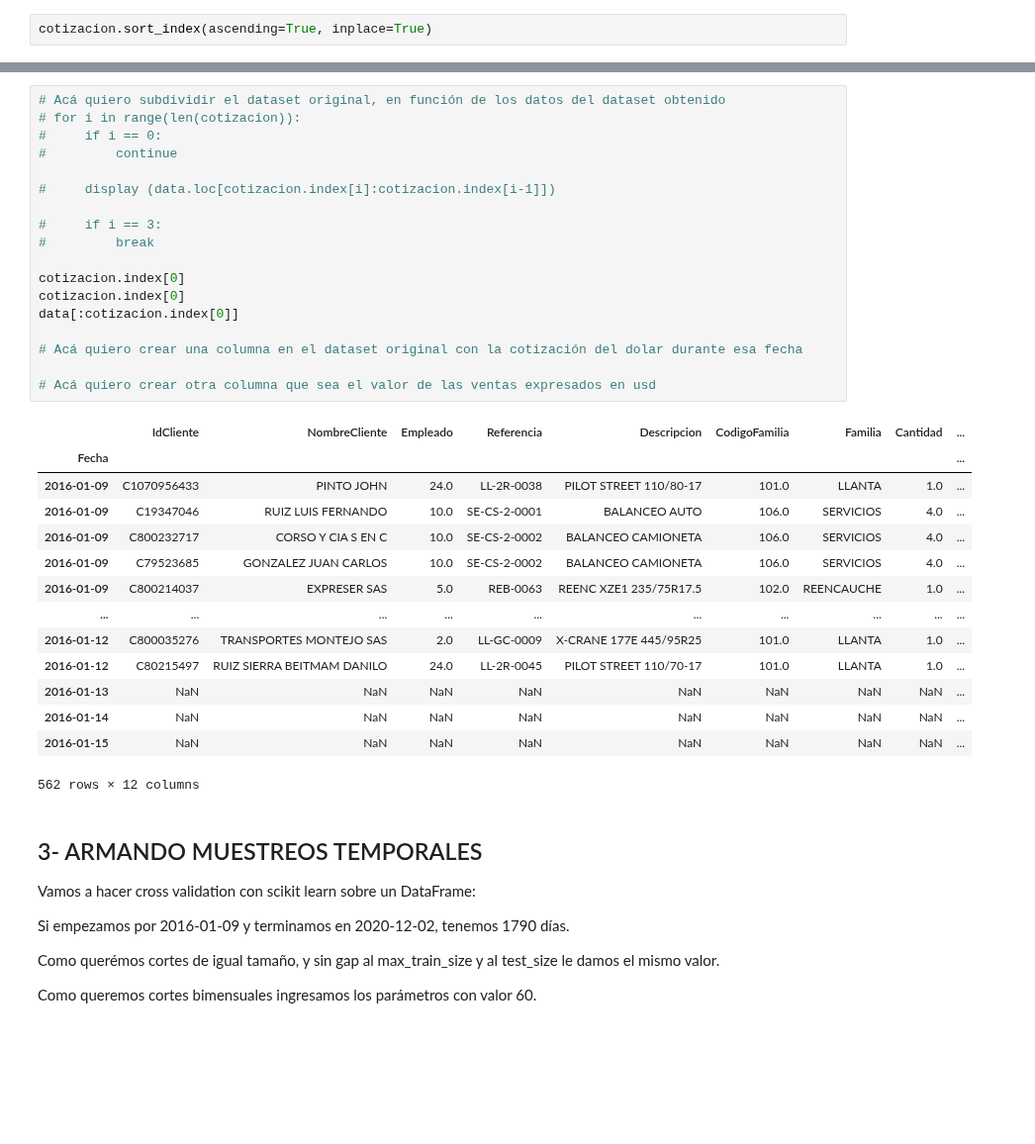
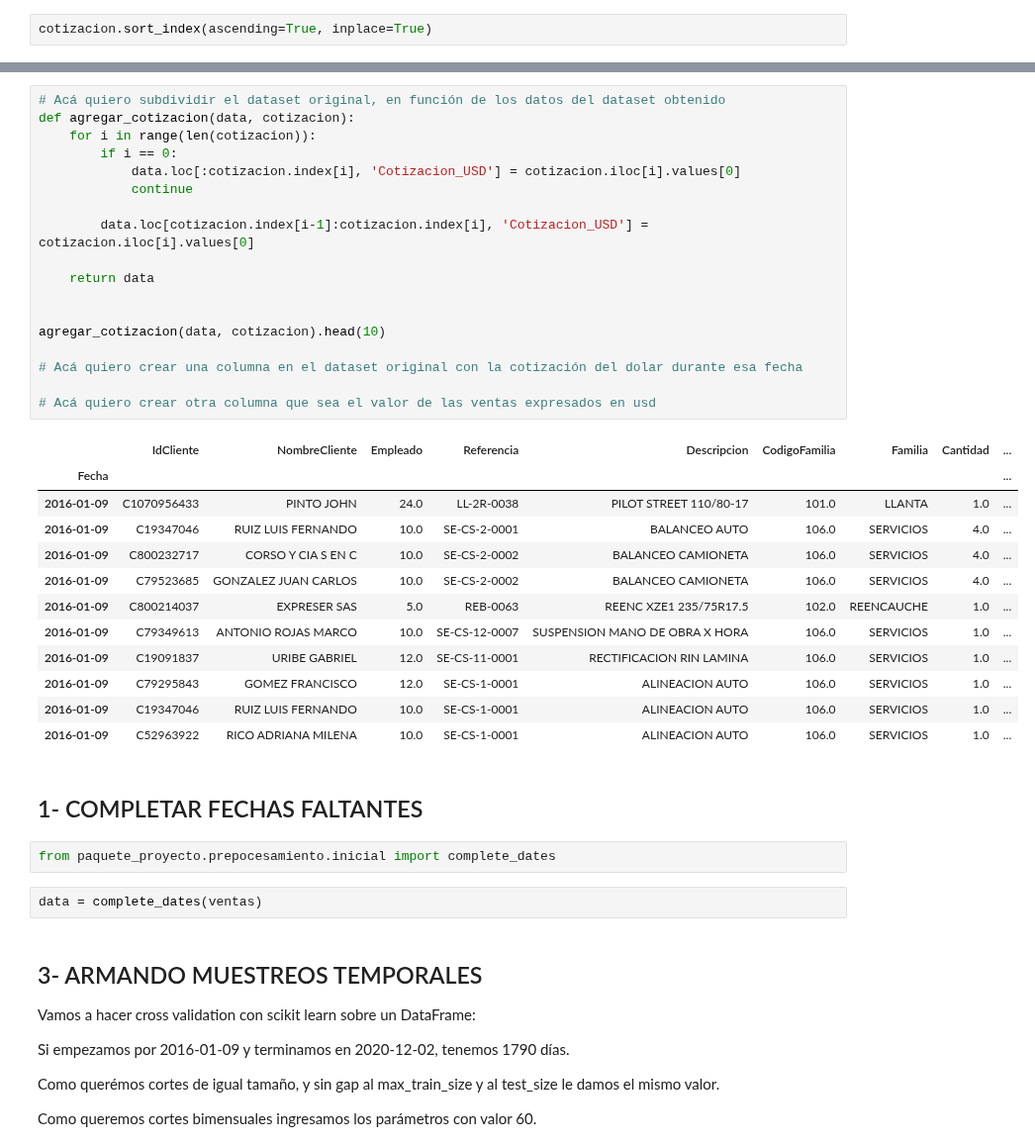
Before and after one commit to jackonedev/timeseries-project, a Jupyter notebook: data-science.ipynb, the cells around one changed output, grey strips where cells are left out. Shown at 99% size. Drawn from its saved outputs; the diff is of its cells as text; blank space fills up the shorter version.

Commit message:
Agrego cotizacion - se viene rama release

```diff
--- a/data-science.ipynb
+++ b/data-science.ipynb
@@ -144,36 +127,40 @@ cotizacion
 # %%
 # Acá quiero subdividir el dataset original, en función de los datos del dataset obtenido
-# for i in range(len(cotizacion)):
-#     if i == 0:
-#         continue
+def agregar_cotizacion(data, cotizacion):
+    for i in range(len(cotizacion)):
+        if i == 0:
+            data.loc[:cotizacion.index[i], 'Cotizacion_USD'] = cotizacion.iloc[i].values[0]
+            continue
 
-#     display (data.loc[cotizacion.index[i]:cotizacion.index[i-1]])
+        data.loc[cotizacion.index[i-1]:cotizacion.index[i], 'Cotizacion_USD'] = cotizacion.iloc[i].values[0]
 
-#     if i == 3:
-#         break
+    return data
 
-cotizacion.index[0]
-cotizacion.index[0]
-data[:cotizacion.index[0]]
+
+agregar_cotizacion(data, cotizacion).head(10)
 
 # Acá quiero crear una columna en el dataset original con la cotización del dolar durante esa fecha
 
 # Acá quiero crear otra columna que sea el valor de las ventas expresados en usd
 # %% [output]
 |  | IdCliente | NombreCliente | Empleado | Referencia | Descripcion | CodigoFamilia | Familia | Cantidad | ... |
 | Fecha |  |  |  |  |  |  |  |  | ... |
 | 2016-01-09 | C1070956433 | PINTO JOHN | 24.0 | LL-2R-0038 | PILOT STREET 110/80-17 | 101.0 | LLANTA | 1.0 | ... |
 | 2016-01-09 | C19347046 | RUIZ LUIS FERNANDO | 10.0 | SE-CS-2-0001 | BALANCEO AUTO | 106.0 | SERVICIOS | 4.0 | ... |
 | 2016-01-09 | C800232717 | CORSO Y CIA S EN C | 10.0 | SE-CS-2-0002 | BALANCEO CAMIONETA | 106.0 | SERVICIOS | 4.0 | ... |
 | 2016-01-09 | C79523685 | GONZALEZ JUAN CARLOS | 10.0 | SE-CS-2-0002 | BALANCEO CAMIONETA | 106.0 | SERVICIOS | 4.0 | ... |
 | 2016-01-09 | C800214037 | EXPRESER SAS | 5.0 | REB-0063 | REENC XZE1 235/75R17.5 | 102.0 | REENCAUCHE | 1.0 | ... |
-| ... | ... | ... | ... | ... | ... | ... | ... | ... | ... |
-| 2016-01-12 | C800035276 | TRANSPORTES MONTEJO SAS | 2.0 | LL-GC-0009 | X-CRANE 177E 445/95R25 | 101.0 | LLANTA | 1.0 | ... |
-| 2016-01-12 | C80215497 | RUIZ SIERRA BEITMAM DANILO | 24.0 | LL-2R-0045 | PILOT STREET 110/70-17 | 101.0 | LLANTA | 1.0 | ... |
-| 2016-01-13 | NaN | NaN | NaN | NaN | NaN | NaN | NaN | NaN | ... |
-| 2016-01-14 | NaN | NaN | NaN | NaN | NaN | NaN | NaN | NaN | ... |
-| 2016-01-15 | NaN | NaN | NaN | NaN | NaN | NaN | NaN | NaN | ... |
+| 2016-01-09 | C79349613 | ANTONIO ROJAS MARCO | 10.0 | SE-CS-12-0007 | SUSPENSION MANO DE OBRA X HORA | 106.0 | SERVICIOS | 1.0 | ... |
+| 2016-01-09 | C19091837 | URIBE GABRIEL | 12.0 | SE-CS-11-0001 | RECTIFICACION RIN LAMINA | 106.0 | SERVICIOS | 1.0 | ... |
+| 2016-01-09 | C79295843 | GOMEZ FRANCISCO | 12.0 | SE-CS-1-0001 | ALINEACION AUTO | 106.0 | SERVICIOS | 1.0 | ... |
+| 2016-01-09 | C19347046 | RUIZ LUIS FERNANDO | 10.0 | SE-CS-1-0001 | ALINEACION AUTO | 106.0 | SERVICIOS | 1.0 | ... |
+| 2016-01-09 | C52963922 | RICO ADRIANA MILENA | 10.0 | SE-CS-1-0001 | ALINEACION AUTO | 106.0 | SERVICIOS | 1.0 | ... |
-562 rows × 12 columns
+# %% [markdown]
+## 1- COMPLETAR FECHAS FALTANTES
+# %%
+from paquete_proyecto.prepocesamiento.inicial import complete_dates
+# %%
+data = complete_dates(ventas)
 # %% [markdown]
 ## 3- ARMANDO MUESTREOS TEMPORALES
 
```
Also changed, not shown: parts of 7 cells of this notebook, 1 other file.
